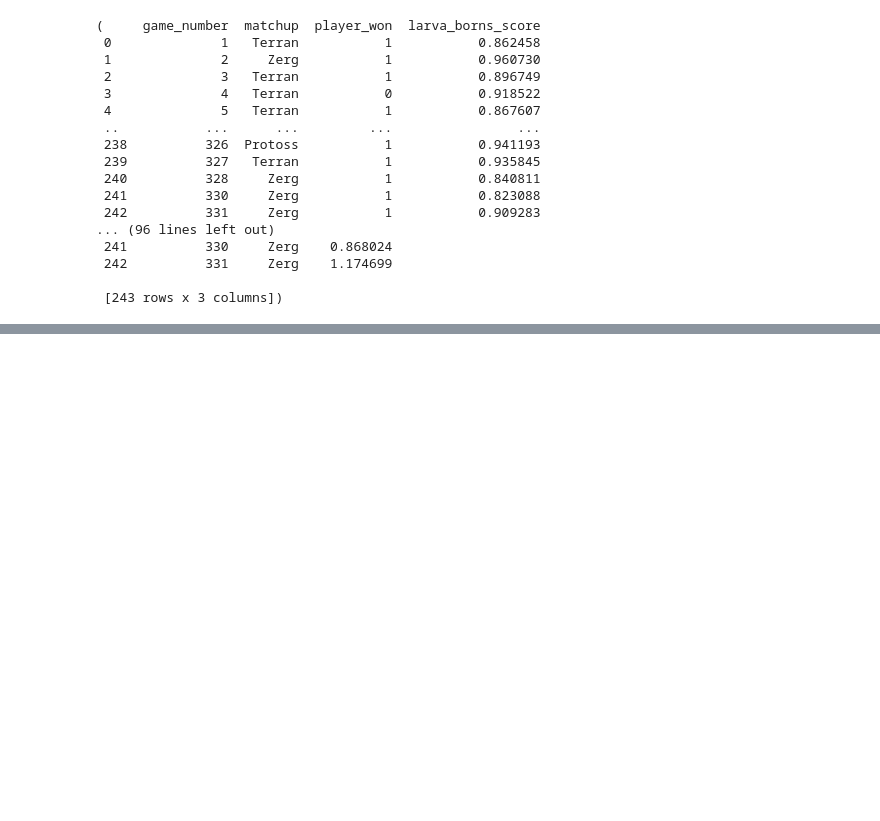
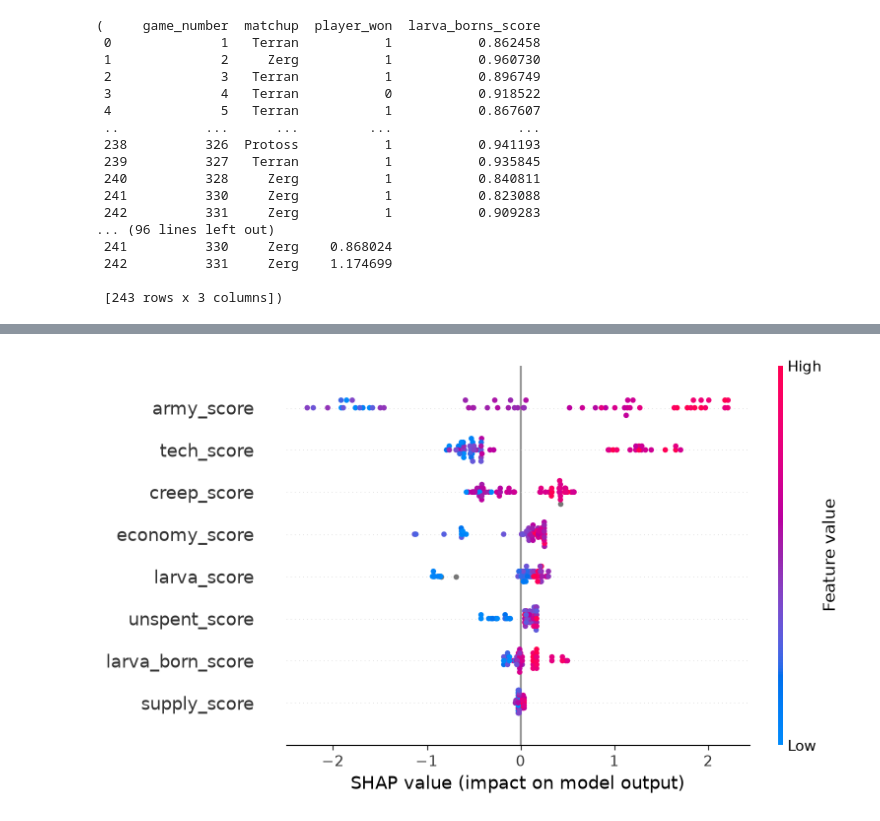
Before and after one commit to Peter-32/benchmark, a Jupyter notebook: notebooks/explore_data.ipynb, the cells around one changed output, grey strips where cells are left out. Cells and saved outputs as stored; diff of their text form; code cells hidden in the pictures; blank space fills up the shorter version.

```diff
--- a/notebooks/explore_data.ipynb
+++ b/notebooks/explore_data.ipynb
@@ -505,0 +602,7 @@ MergeError: Passing 'suffixes' which cause duplicate columns {'matchup_x'} is no
+# %%
+import shap
+explainer = shap.TreeExplainer(model)
+shap_values = explainer.shap_values(X)
+shap.summary_plot(shap_values, X)
+# %% [output]
+[figure, added]
```
Also changed, not shown: parts of 13 cells of this notebook.
